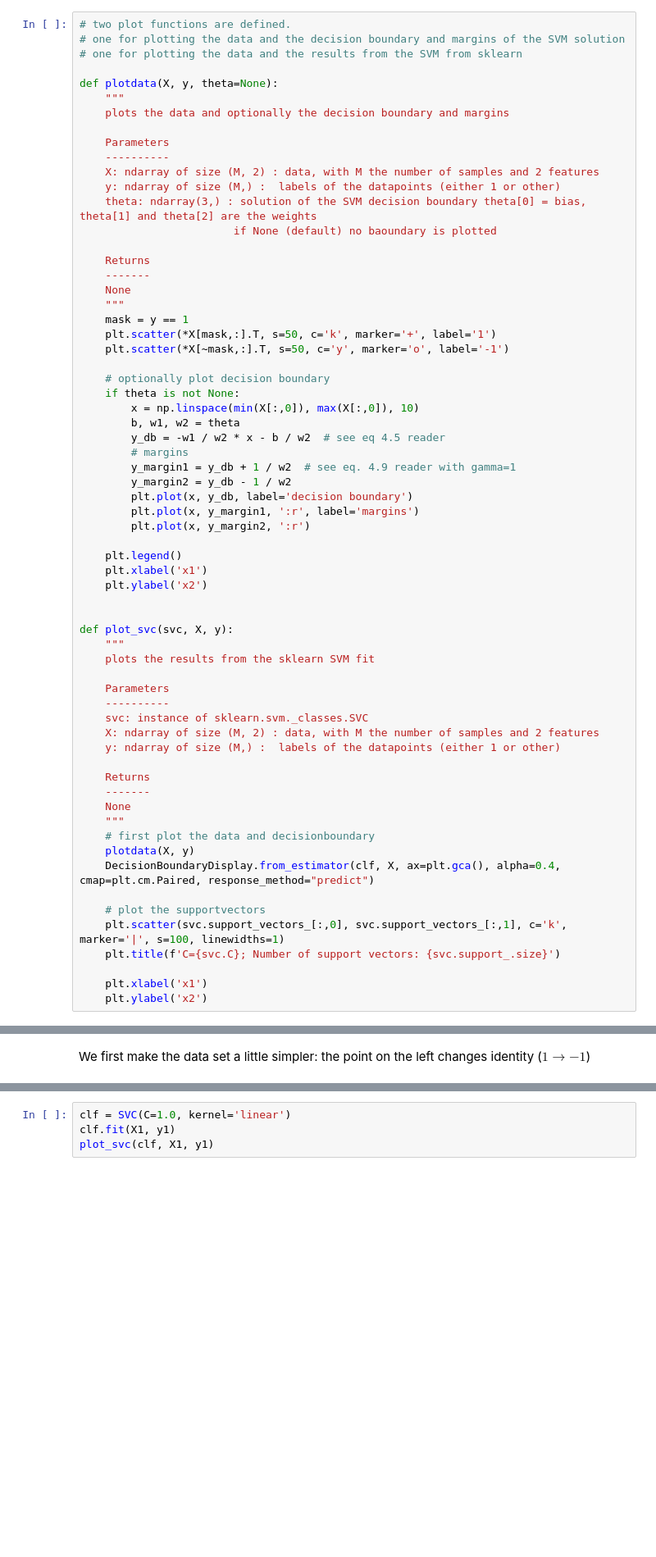
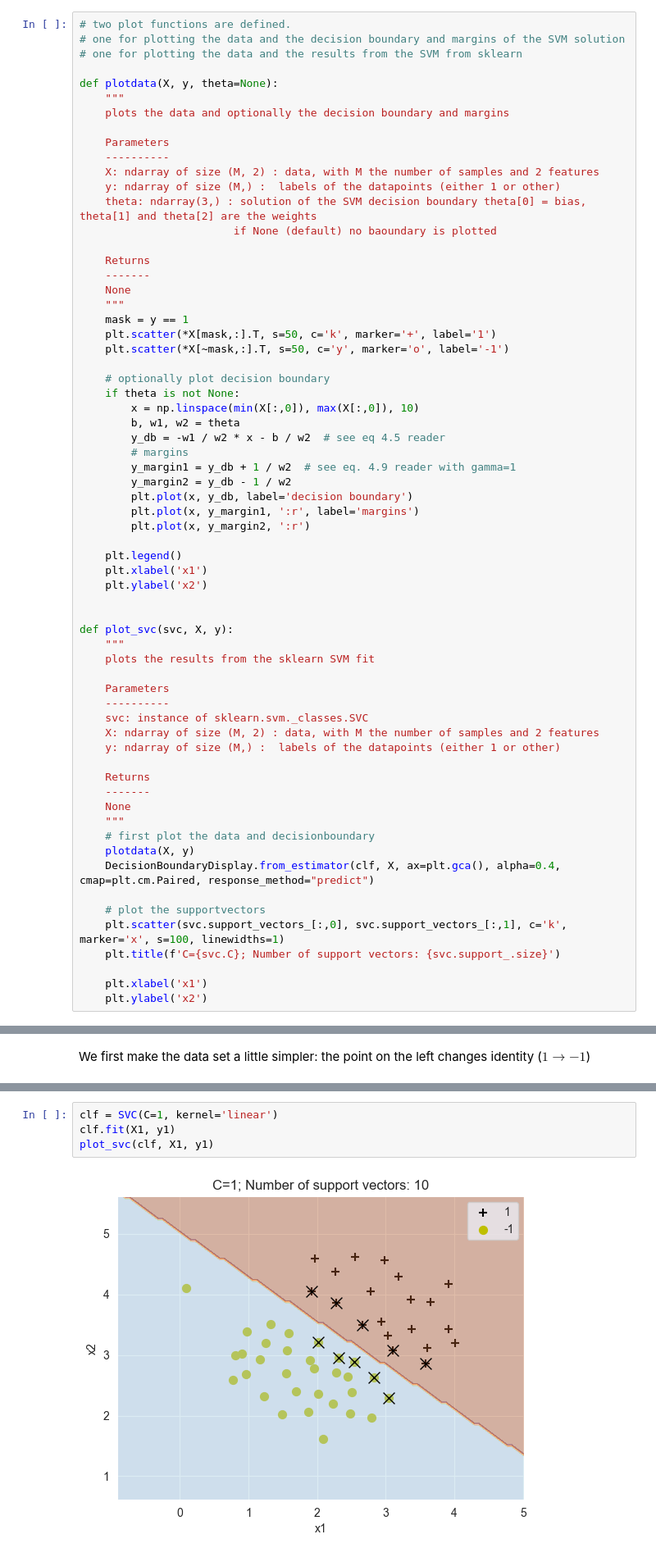
Before and after one commit to BenVigos/Machine-Learning, a Jupyter notebook: Assignment 4/Support_Vector_Machines_Assignment_2025_student.ipynb, the cells around one changed output, grey strips where cells are left out. Shown: that part at 82% size. Cells and saved outputs as stored; diff of their text form; blank space fills up the shorter version.

```diff
--- a/Assignment 4/Support_Vector_Machines_Assignment_2025_student.ipynb
+++ b/Assignment 4/Support_Vector_Machines_Assignment_2025_student.ipynb
@@ -320,7 +320,7 @@ def plot_svc(svc, X, y):
     DecisionBoundaryDisplay.from_estimator(clf, X, ax=plt.gca(), alpha=0.4, cmap=plt.cm.Paired, response_method="predict")
 
     # plot the supportvectors
-    plt.scatter(svc.support_vectors_[:,0], svc.support_vectors_[:,1], c='k', marker='|', s=100, linewidths=1)
+    plt.scatter(svc.support_vectors_[:,0], svc.support_vectors_[:,1], c='k', marker='x', s=100, linewidths=1)
     plt.title(f'C={svc.C}; Number of support vectors: {svc.support_.size}')
 
     plt.xlabel('x1')
@@ -337,6 +343,8 @@ This is what SVC from the package does. What is the function of the parameter C?
 # %%
-clf = SVC(C=1.0, kernel='linear')
+clf = SVC(C=1, kernel='linear')
 clf.fit(X1, y1)
 plot_svc(clf, X1, y1)
+# %% [output]
+[figure, added]
 # %% [markdown]
 ## Implement the SVM optimisation yourself.
```
Also changed, not shown: parts of 7 cells of this notebook.
